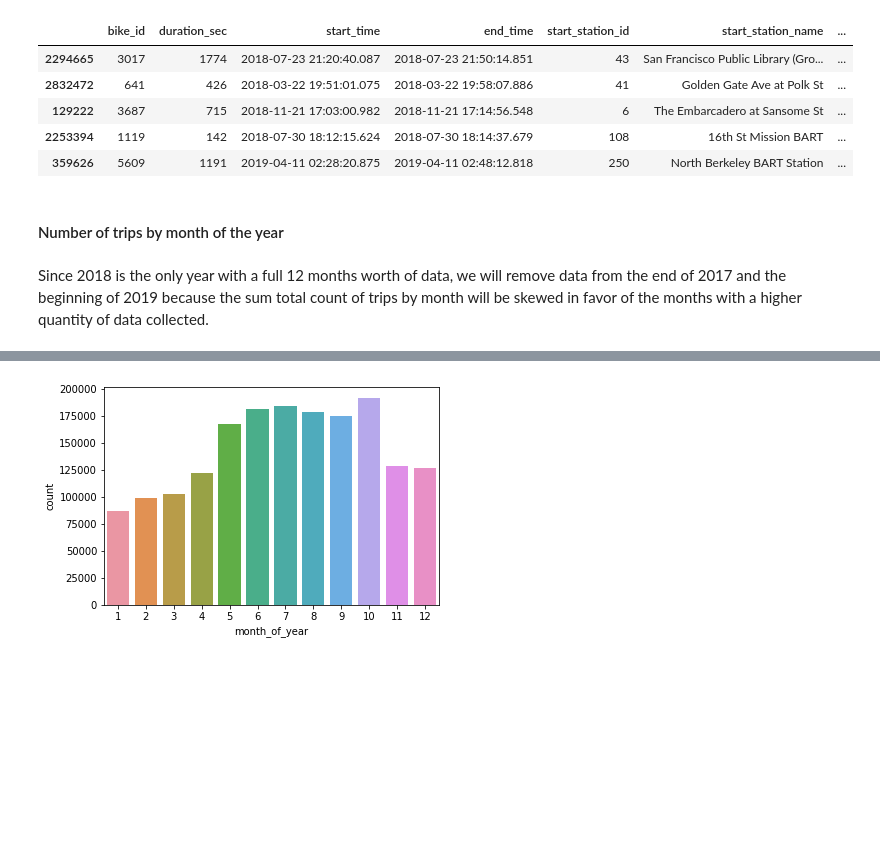
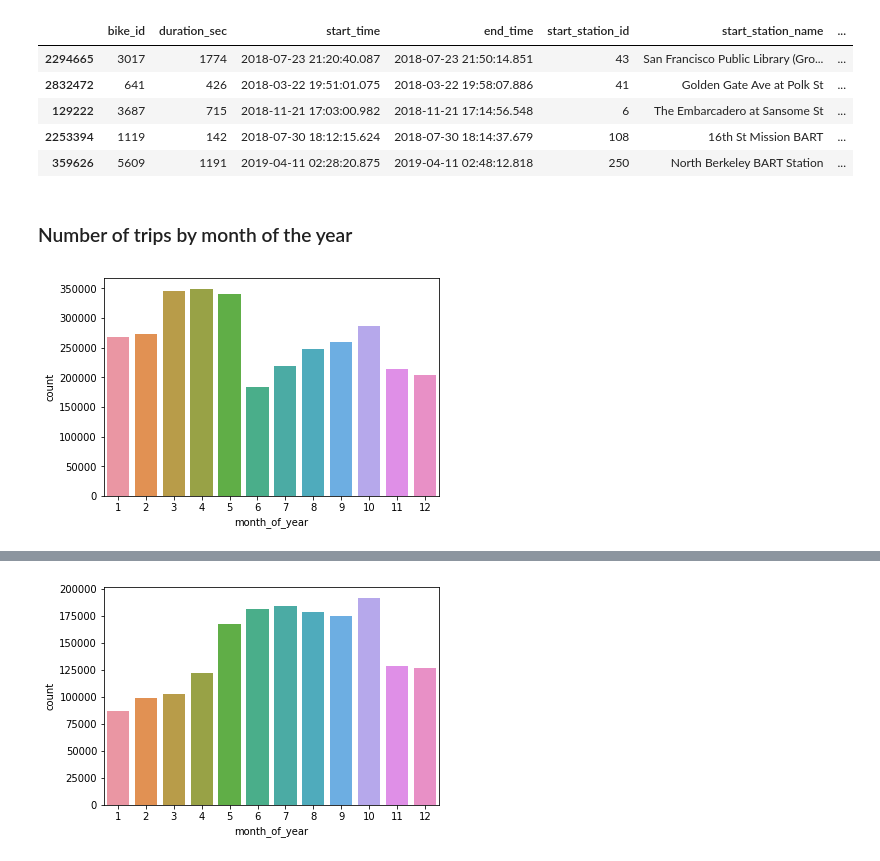
Before and after one commit to mga321/ford_gobike, a Jupyter notebook: ford-go-bike-exploratory-analysis.ipynb, the cells around one changed output, grey strips where cells are left out. Cells and saved outputs as stored; diff of their text form; code cells hidden in the pictures; blank space fills up the shorter version.

```diff
--- a/ford-go-bike-exploratory-analysis.ipynb
+++ b/ford-go-bike-exploratory-analysis.ipynb
@@ -479,6 +479,4 @@ df.sample(5)
 | 2253394 | 1119 | 142 | 2018-07-30 18:12:15.624 | 2018-07-30 18:14:37.679 | 108 | 16th St Mission BART | ... |
 | 359626 | 5609 | 1191 | 2019-04-11 02:28:20.875 | 2019-04-11 02:48:12.818 | 250 | North Berkeley BART Station | ... |
 # %% [markdown]
-#### Number of trips by month of the year
+### Number of trips by month of the year
-# %% [markdown]
-Since 2018 is the only year with a full 12 months worth of data, we will remove data from the end of 2017 and the beginning of 2019 because the sum total count of trips by month will be skewed in favor of the months with a higher quantity of data collected.
@@ -486,0 +483,4 @@ df_2018 = df.copy()
+# %%
+sns.countplot(data = df, x = 'month_of_year');
+# %% [output]
+[figure, added]
```
Also changed, not shown: parts of 14 cells of this notebook.
